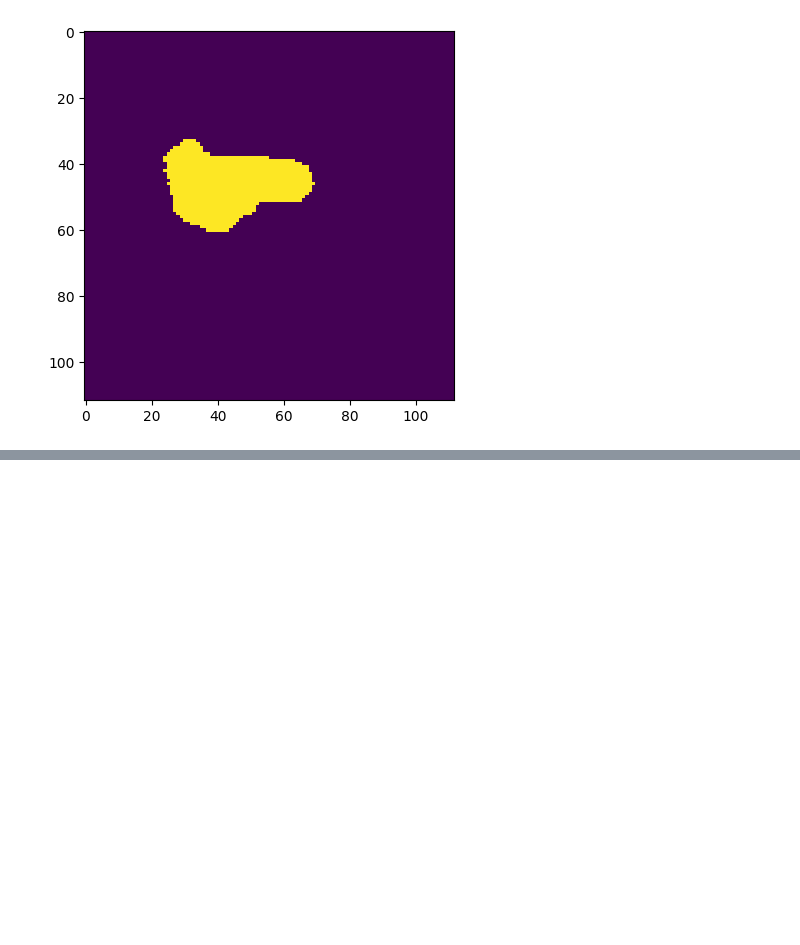
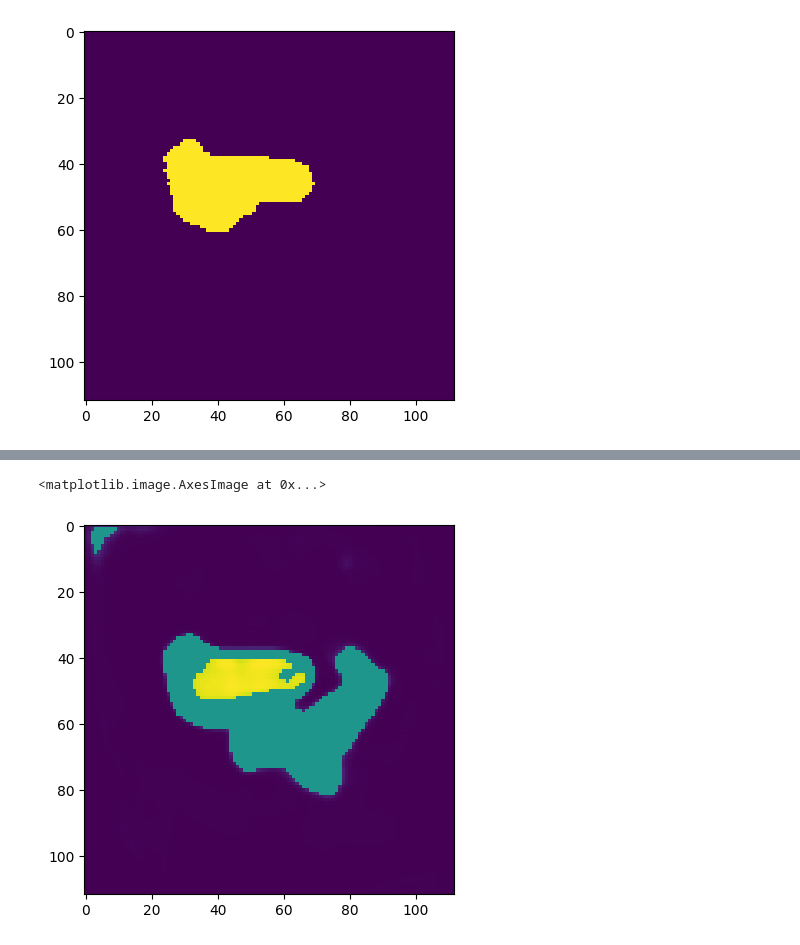
Before and after one commit to BSEL-UC3M/UncertaintyEstimation, a Jupyter notebook: notebooks/Plotter.ipynb, the cells around one changed output, grey strips where cells are left out. Cells and saved outputs as stored; diff of their text form; code cells hidden in the pictures; blank space fills up the shorter version.

```diff
--- a/notebooks/Plotter.ipynb
+++ b/notebooks/Plotter.ipynb
@@ -81 +102,18 @@ plt.imshow(unet_feats.cpu().detach().numpy()[0][1, :, :, 56])
+# %%
+def binarize_segmentations(segmentation_tensors):
+    return torch.where(segmentation_tensors > 0.4, torch.tensor(1), torch.tensor(0))
+# %%
+def binarize_segmentations(segmentation_tensors, threshold=2):
+    # Binarize the segmentation tensors based on the threshold
+    binarized_segmentation = torch.where(segmentation_tensors > threshold, segmentation_tensors, torch.tensor(0.0))
+
+    # Apply softmax to the binarized segmentation
+    softmaxed_binarized_segmentation = torch.softmax(binarized_segmentation, dim=1)
+
+    return softmaxed_binarized_segmentation
+# %%
+plt.imshow(binarize_segmentations(unet_feats).cpu().detach().numpy()[0][1, :, :, 56])
+# %% [output]
+<matplotlib.image.AxesImage at 0x...>
+[figure, added]
 # %%
```
Also changed, not shown: parts of 25 cells of this notebook, 6 other files.
